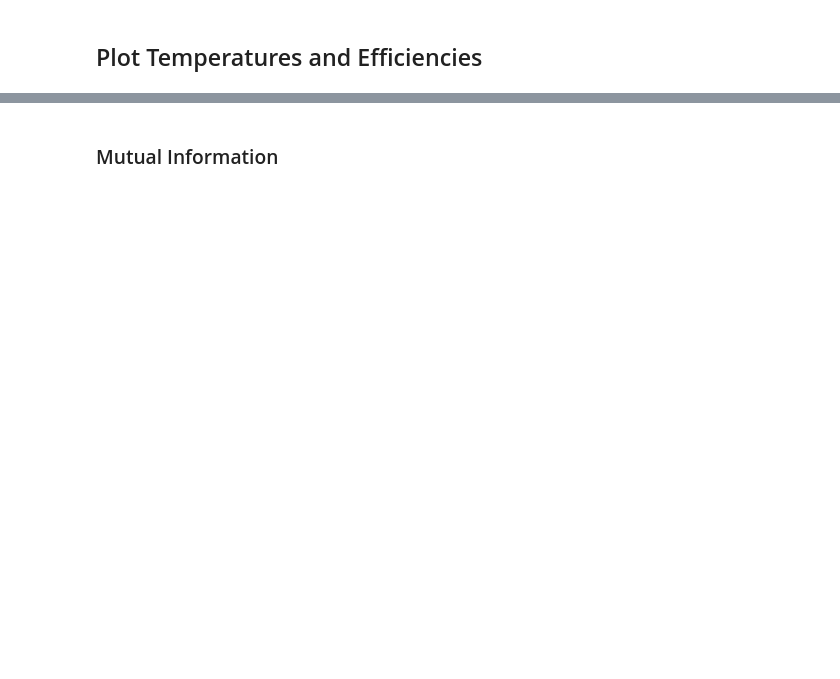
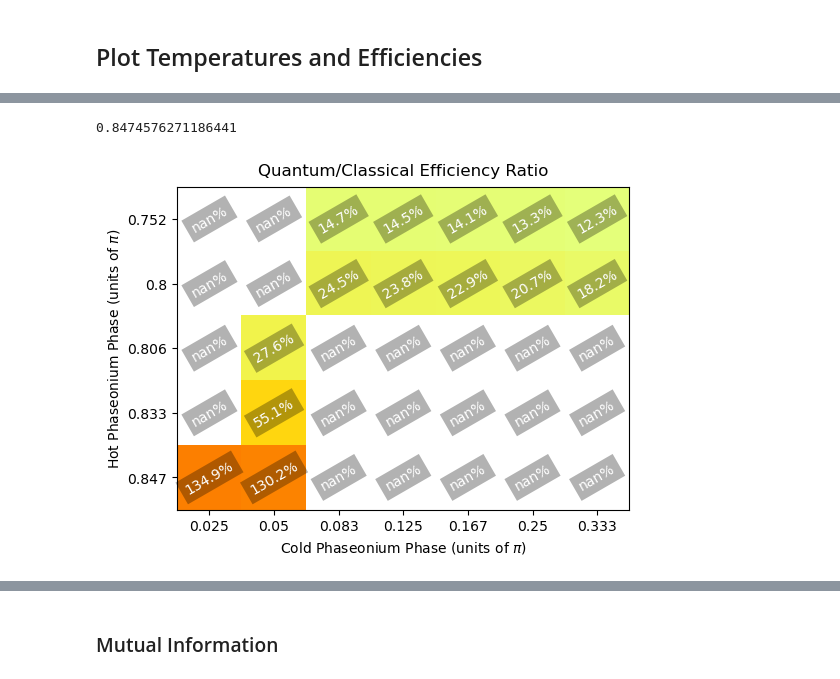
Before and after one commit to fedesss98/phaseonium-thermodynamics, a Jupyter notebook: julia/11-compare-simulations.ipynb, the cells around one changed output, grey strips where cells are left out. Drawn from its saved outputs; the diff is of its cells as text; code cells hidden in the pictures; blank space fills up the shorter version.

```diff
--- a/julia/11-compare-simulations.ipynb
+++ b/julia/11-compare-simulations.ipynb
@@ -657,0 +689,20 @@ for i in range(Y.shape[0]):
+# %%
+1/1.18
+# %% [output]
+0.8474576271186441
+# %%
+filtered_df = filter_df(df_simulations,
+                        [("cavity1", "compressing_force"), 2.0],
+                        [("cavity2", "compressing_force"), 2.0],
+                        [("stroke_time", "isochore"), 1000000],
+                        positive_efficiency=True,
+                        )
+pivot_table, names_table = make_pivot_table(filtered_df, "phaseonium_phi_hot", "phaseonium_phi_cold", f"gain")
+fig, _ = plot_efficiency_scores(pivot_table,
+                       xlabel="Cold Phaseonium Phase (units of $\\pi$)",
+                       ylabel="Hot Phaseonium Phase (units of $\\pi$)")
+
+fig.savefig(ROOT.parent / "img/efficiency_scores_coherence.png")
+fig.savefig(ROOT.parent / "img/efficiency_scores_coherence.pdf")
+# %% [output]
+[figure, added]
```
Also changed, not shown: parts of 22 cells of this notebook, 1 other file.
